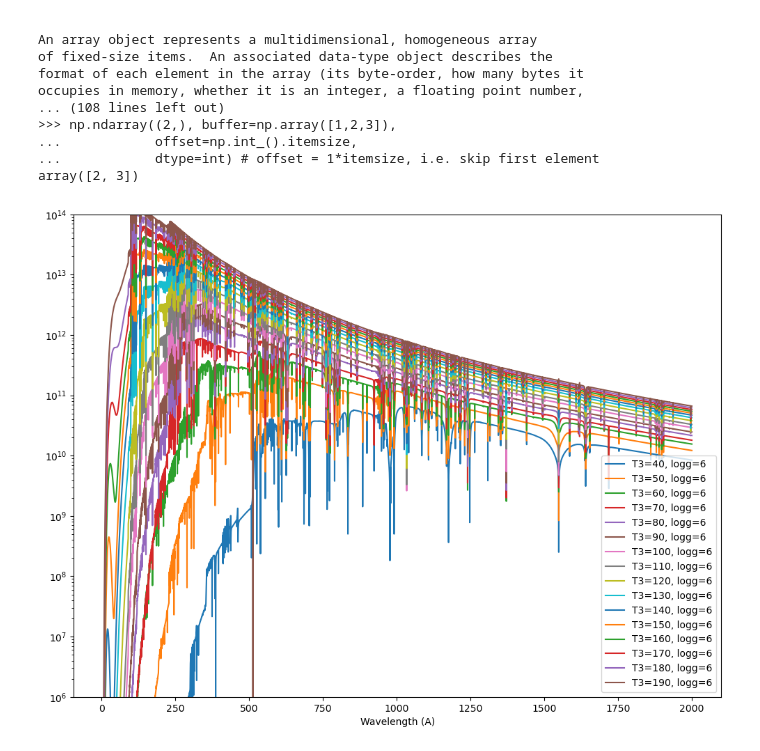
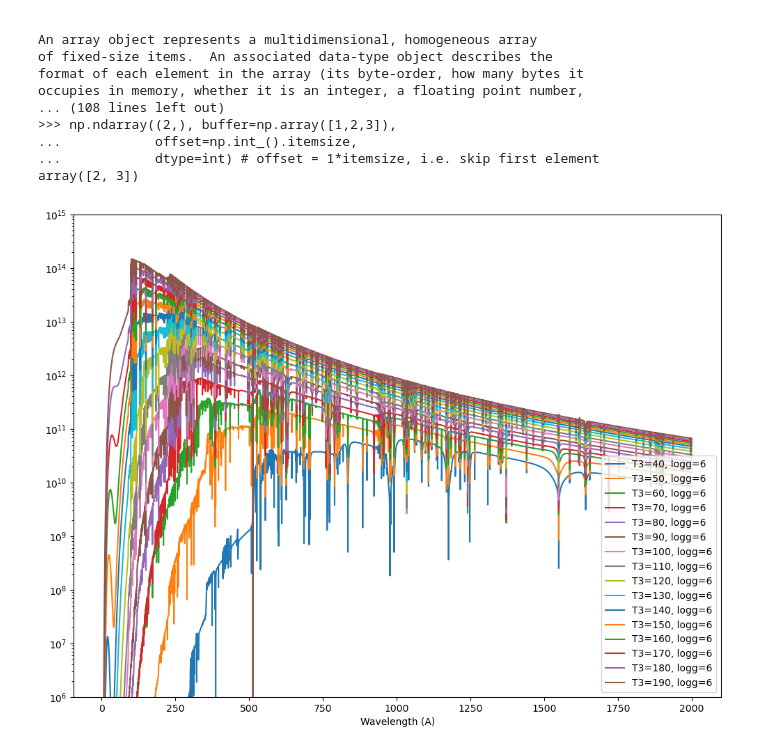
Before and after one commit to Morisset/Python-lectures-Notebooks, a Jupyter notebook: Lecture_Notebooks/OOP.ipynb, the cells around one changed output. Saved outputs shown, nothing was run; the diff lists cells and outputs as text; code cells hidden in the pictures.

```diff
--- a/Lecture_Notebooks/OOP.ipynb
+++ b/Lecture_Notebooks/OOP.ipynb
@@ -1157,11 +1165,12 @@ array([2, 3])
 # %%
 fig, ax = plt.subplots(figsize=(12,9))
 sp2 = Stel_Spectrum(T=40000, logg=6)
 sp2.plot_spr(ax=ax)
 for T in (50000, 60000, 70000, 80000, 90000, 100000, 110000, 120000, 130000,
            140000, 150000, 160000, 170000, 180000, 190000):
     sp2.T = T # change the temperature, but using the same object.
     sp2.plot_spr(ax=ax)
-ax.legend(loc=4);
+ax.legend(loc=4)
+ax.set_ylim(1e6, 1e15);
 # %% [output]
-[figure, old version]
+[figure, new version]
```
Also changed, not shown: parts of 14 cells of this notebook.
